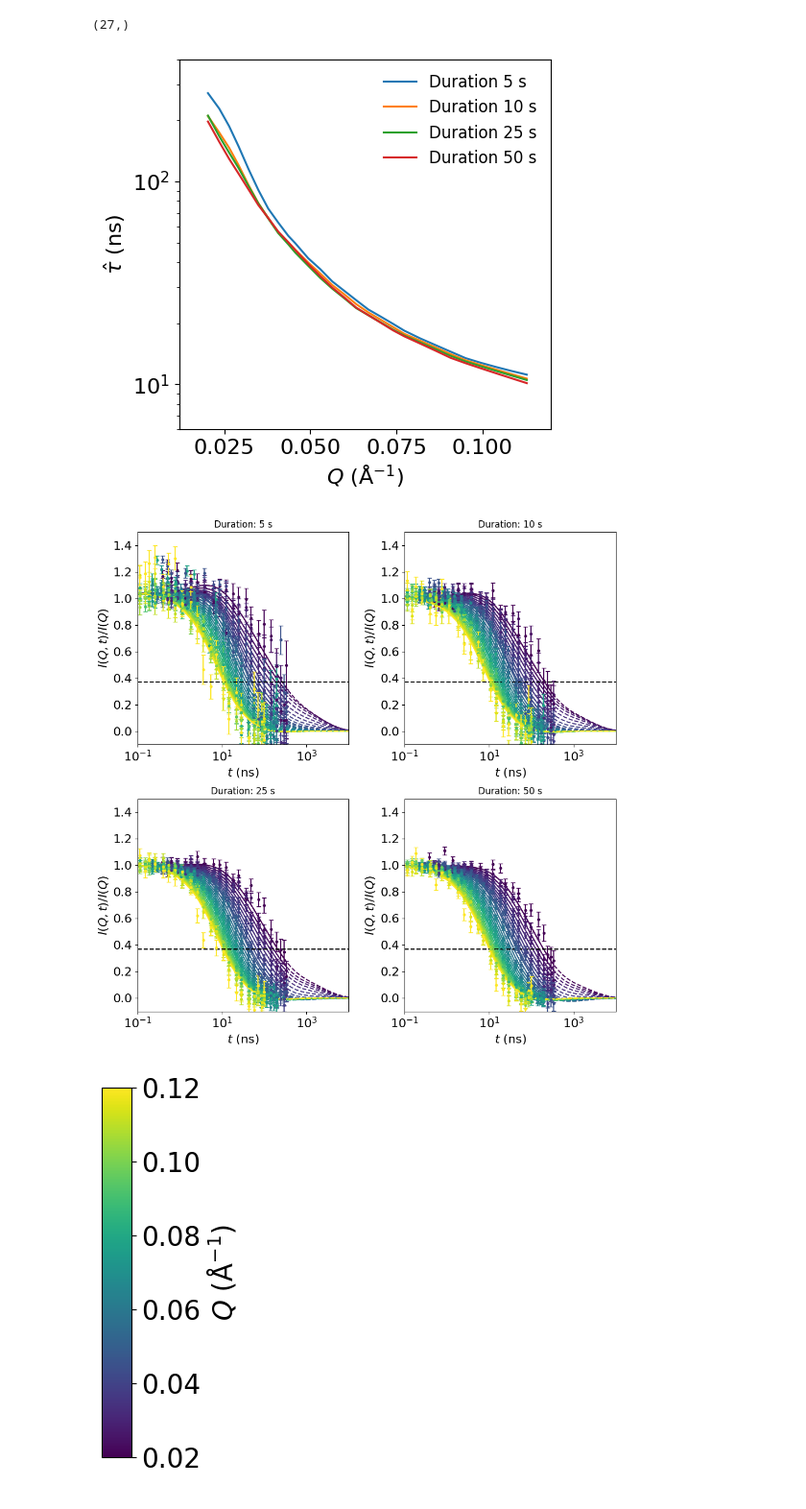
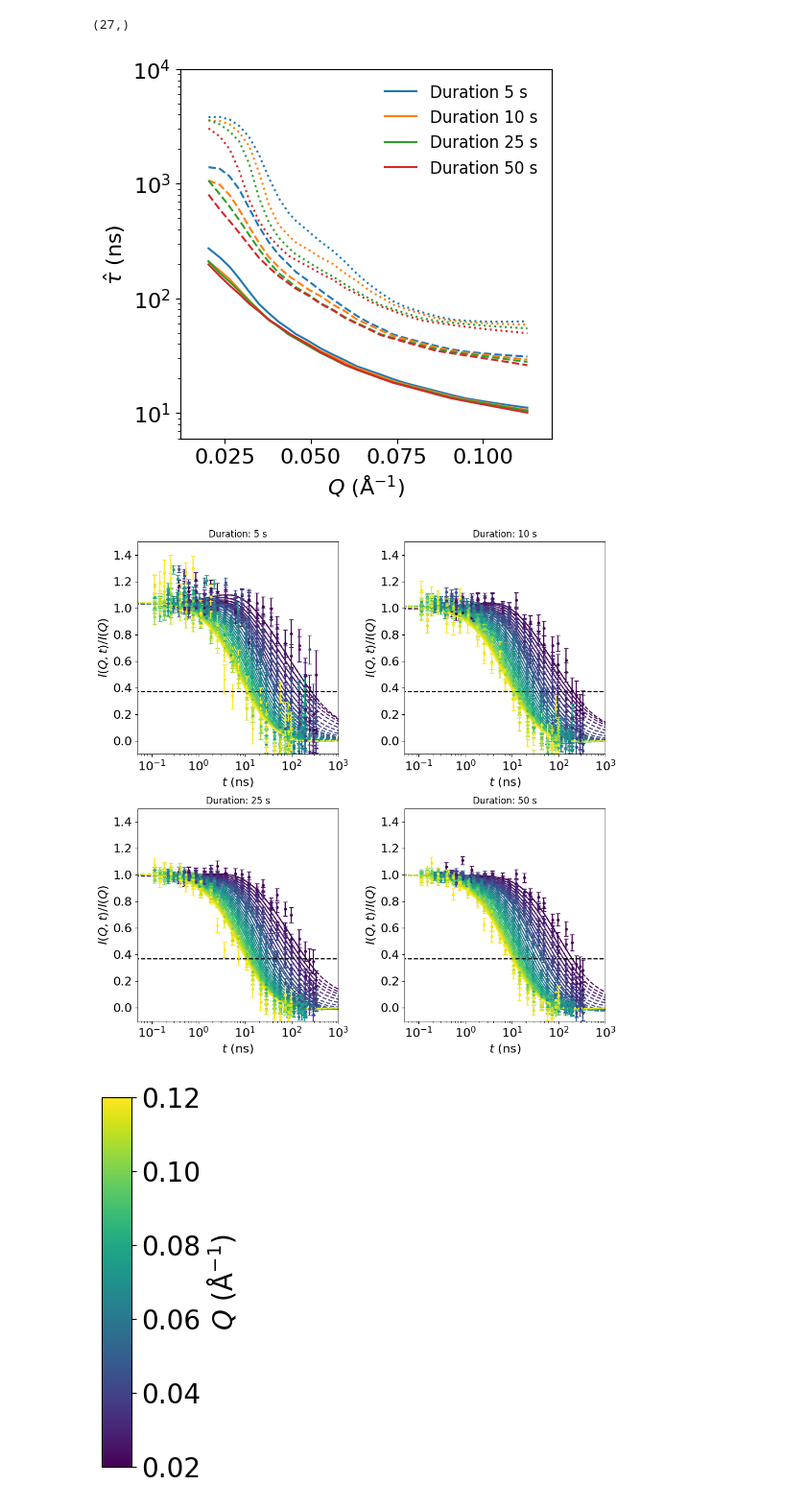
Before and after one commit to ch-tung/MLSR, a Jupyter notebook: spinecho/test_IN15.ipynb, the cells around one changed output. Shown at 96% size. Drawn from its saved outputs; the diff is of its cells as text; code cells hidden in the pictures.

```diff
--- a/spinecho/test_IN15.ipynb
+++ b/spinecho/test_IN15.ipynb
@@ -359,11 +359,12 @@ ax1 = fig1.add_subplot(111)
 
 fig2, axs2 = plt.subplots(2, 2, figsize=(10, 10))  # Assuming len(duration_list) == 4
 axs2 = axs2.flatten()
+linestyles = ['-', '--', ':']
 
 for i, duration in enumerate(duration_list):
     ax = axs2[i]
 
-    t_reconstruct = np.logspace(-1.5, 4, 45)
+    t_reconstruct = np.logspace(-2, 4, 45)
 
     A_GPR = A_GPR_list[i]
     sqt_GPR_reconstruct = reconstruct_scattering_function(np.log(Q_eval), t_reconstruct, A_GPR, K_GPR, tau, lambda_, bg_mode=bg_mode)
@@ -391,7 +392,8 @@ for i, duration in enumerate(duration_list):
     t_relaxation_list = []
     t_relaxation_err_list = []
     q_relaxation_list = []
-    for q in unique_Q:
+    shift = 0.0  # Shift for each Q line in the plot
+    for iq, q in enumerate(unique_Q):
         mask = Q_vals == q
         t_sorted_idx = np.argsort(t_vals[mask])
         t_sorted = t_vals[mask][t_sorted_idx]
@@ -404,56 +406,63 @@ for i, duration in enumerate(duration_list):
         sqt_GPR_reconstruct_sorted = sqt_GPR_reconstruct[mask,:][0,:]
 
         color = cmap_q(norm(q))
-        ax.plot(t_sorted, sqt_GPR_sorted, '-', label=f'GPR Q={q:.2f}', color=color)
-        ax.plot(t_reconstruct, sqt_GPR_reconstruct_sorted, '--', label=f'GPR Reconstruct Q={q:.2f}', color=color)
+        ax.plot(t_sorted[1:], sqt_GPR_sorted[1:]+shift*iq, '-', label=f'GPR Q={q:.2f}', color=color)
+        ax.plot(t_reconstruct, sqt_GPR_reconstruct_sorted+shift*iq, '--', label=f'GPR Reconstruct Q={q:.2f}', color=color)
         # ax.plot(t_sorted, exp_sorted, 'o', label=f'Exp Q={q:.2f}', alpha=0.6, color=color)
         # ax.plot(t_sorted, exp_sorted_lt, ':', label=f'Exp LT Q={q:.2f}', alpha=0.6, color=color)
         # ax.errorbar(t_sorted, exp_sorted_lt, yerr=exp_err_sorted_lt, fmt='.', alpha=0.6, color=color, capsize=3)
-        ax.errorbar(t_sorted, exp_sorted, yerr=exp_err_sorted, fmt='.', alpha=1, color=color, capsize=3)
+        ax.errorbar(t_sorted, exp_sorted+shift*iq, yerr=exp_err_sorted, fmt='.', alpha=1, color=color, capsize=3)
 
-        # Find the time where sqt_GPR_reconstruct_sorted decays to exp(-1)
-        threshold = np.exp(-1)
-        # Interpolate to find the crossing point
-        f_interp = interp1d(sqt_GPR_reconstruct_sorted, t_reconstruct, kind='linear', bounds_error=False, fill_value='extrapolate')
-        t_relaxation = f_interp(threshold)
+        # For multiple thresholds, e.g., exp(-1), exp(-2), exp(-3)
+        thresholds = [np.exp(-n) for n in [1, 2, 3]]  # Adjust the range as needed
+        t_relaxations = []
+        t_relaxation_errs = []
+        for th in thresholds:
+            f_interp = interp1d(sqt_GPR_reconstruct_sorted, t_reconstruct, kind='linear', bounds_error=False, fill_value='extrapolate')
+            t_relax = f_interp(th)
+            rel_err = exp_err_sorted / np.abs(exp_sorted)
+            t_relax_err = np.abs(t_relax) * np.mean(rel_err)
+            t_relaxations.append(t_relax)
+            t_relaxation_errs.append(t_relax_err)
+        # Store results for the first threshold (exp(-1)) as before
+        t_relaxation_list.append(t_relaxations)
+        t_relaxation_err_list.append(t_relaxation_errs)
+        q_relaxation_list.append(q)
+        # Optionally, store or plot t_relaxations and t_relaxation_errs for other thresholds as needed
 
-        # Estimate uncertainty by averaged relative error of exp data at this Q
-        rel_err = exp_err_sorted / np.abs(exp_sorted)
-        t_relaxation_err = np.abs(t_relaxation) * np.mean(rel_err)
 
-        t_relaxation_list.append(t_relaxation)
-        t_relaxation_err_list.append(t_relaxation_err)
-        q_relaxation_list.append(q)
-
-    ax1.plot(q_relaxation_list, t_relaxation_list, '-', label=f'Duration {duration} s', color=color_list[i])
-    # ax1.errorbar(q_relaxation_list, t_relaxation_list, yerr=t_relaxation_err_list, fmt='o', alpha=0.6, color=color_list[i], capsize=3)
+    for i_relax, t_relaxation in enumerate(np.array(t_relaxation_list).T):
+        label = None
+        if i_relax == 0:
+            label=f'Duration {duration} s'
+        ax1.plot(q_relaxation_list, t_relaxation, linestyles[i_relax], label=label, color=color_list[i])
     ax1.set_yscale('log')
     # ax1.set_xscale('log')
     ax1.set_xlabel(r'$Q$ ($\mathrm{\AA}^{-1}$)', fontsize=16)
     ax1.set_ylabel(r'$\hat{\tau}$ (ns)', fontsize=16)
     ax1.tick_params(axis='both', which='major', labelsize=16)
     # ax1.set_xlim(1e-2, 2e-1)
     ax1.set_xlim(0.012, 0.12)
-    ax1.set_ylim(6e0, 4e2)
+    ax1.set_ylim(6e0, 1e4)
     ax1.legend(fontsize=12, loc='upper right', frameon=False)
 
     ax.set_xscale('log')
     # ax.set_scale('log')
     ax.set_xlabel(r'$t$ (ns)', fontsize=16)
     ax.set_ylabel('$I(Q,t)/I(Q)$', fontsize=16)
     ax.set_title(f'Duration: {duration} s')
-    ax.set_ylim(-0.1, 1.5)
-    ax.set_xlim(1e-1, 1e4)
+    ax.set_ylim(-0.1, 1.5+len(unique_Q)*shift)
+    ax.set_xlim(5e-2, 1e3)
     ax.tick_params(axis='both', which='major', labelsize=16)
 
     # ax.legend(ncol=2, fontsize=8, loc='upper right')
 
-    ax.plot([1e-1, 1e4], [np.exp(-1), np.exp(-1)], 'k--')
+    ax.plot([1e-2, 1e4], [np.exp(-1), np.exp(-1)], 'k--')
 
 plt.tight_layout()
 # %% [output]
-[figure, old version]
+[figure, new version]
-[figure, old version]
+[figure, new version]
 # %%
 # Create a vertical colorbar according to the time list in viridis colormap
 fig, ax = plt.subplots(figsize=(0.4, 5))
```
Also changed, not shown: parts of 1 cell of this notebook.
